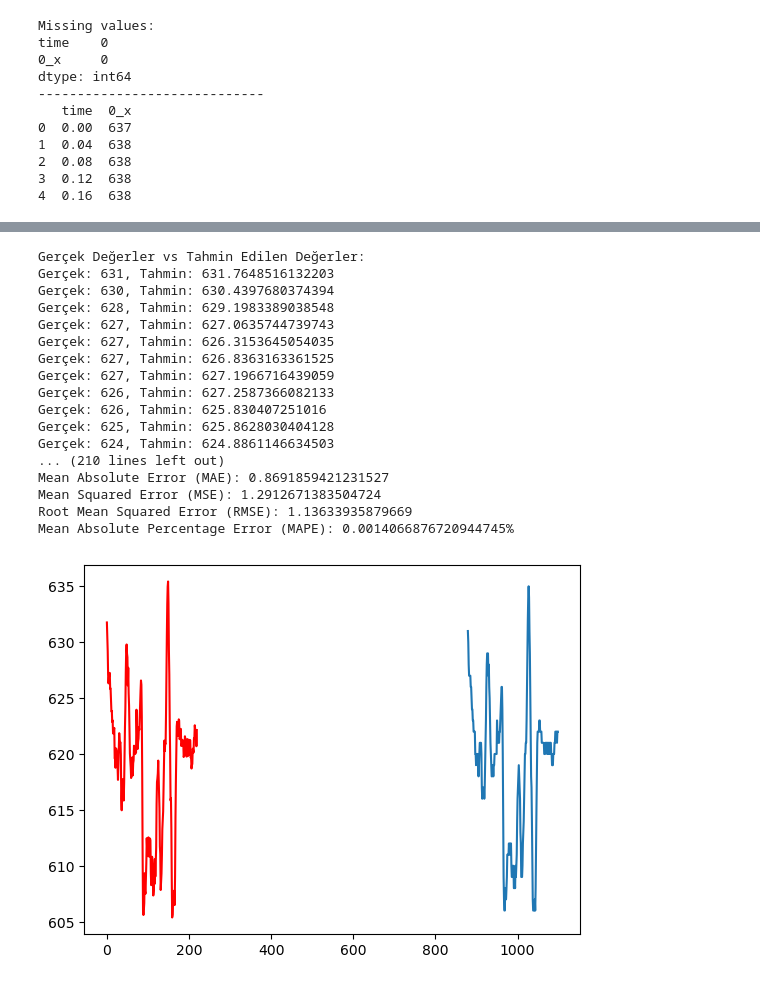
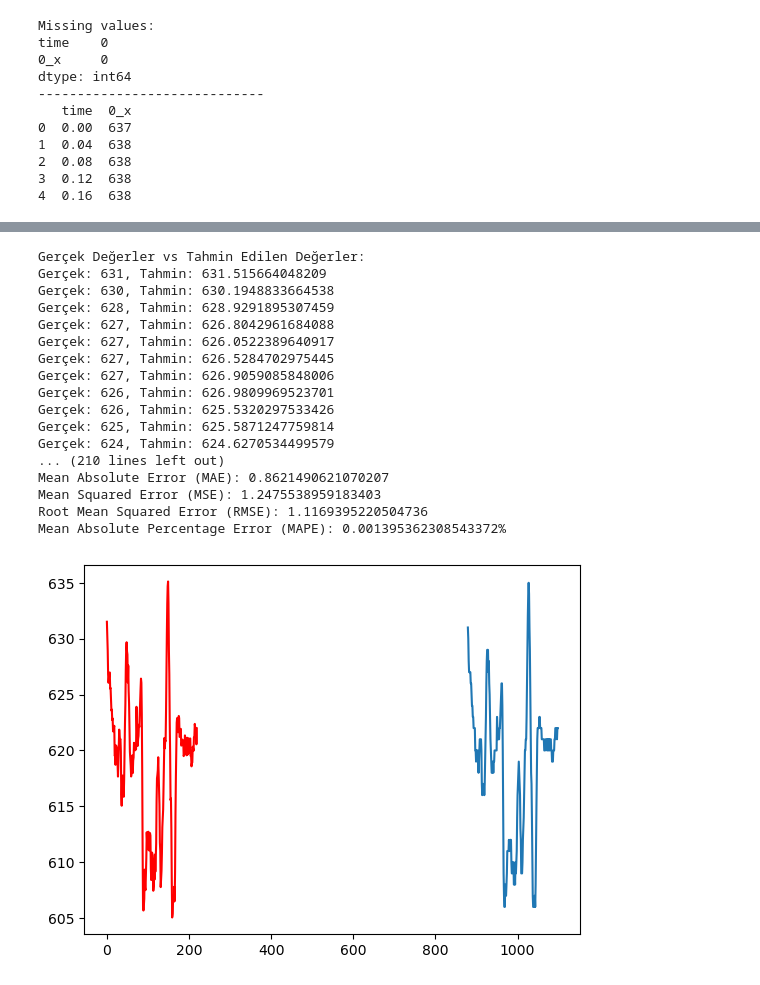
Before and after one commit to gozdenergiz/time-series-models, a Jupyter notebook: ARIMA_model_uzun_gecmis.ipynb, the cells around one changed output, grey strips where cells are left out. Drawn from its saved outputs; the diff is of its cells as text; code cells hidden in the pictures.

```diff
--- a/ARIMA_model_uzun_gecmis.ipynb
+++ b/ARIMA_model_uzun_gecmis.ipynb
@@ -32,7 +31,7 @@ dtype: int64
 4  0.16  638
 # %%
 from math import sqrt
-from sklearn.metrics import mean_absolute_error, mean_squared_error, mean_absolute_percentage_error, root_mean_squared_error
+from sklearn.metrics import mean_absolute_error, mean_squared_error, mean_absolute_percentage_error
 import numpy as np
 
 # 4. Veri Setini Train ve Test olarak Bölme
@@ -42,7 +41,7 @@ history = [x for x in train]
 predictions = list()
 # walk-forward validation
 for t in range(len(test)):
-	model = ARIMA(history, order=(5,0,0)) # ARIMA modeli oluşturuluyor (son 5 değer)
+	model = ARIMA(history, order=(5,1,1)) # ARIMA modeli oluşturuluyor (son 5 değer)
 	model_fit = model.fit() # Model eğitiliyor
 	output = model_fit.forecast()  # Bir sonraki değeri tahmin ediyor
 	yhat = output[0] # Tahmin sonucu
@@ -56,7 +55,7 @@ for t in range(len(test)):
 
 mae = mean_absolute_error(test, predictions)
 mse = mean_squared_error(test, predictions)
-rmse = root_mean_squared_error(test, predictions)
+rmse = np.sqrt(mean_squared_error(test, predictions))
 mape = mean_absolute_percentage_error(test, predictions)
 
 print("Gerçek Değerler vs Tahmin Edilen Değerler:")
@@ -94,6 +93,6 @@ Mean Absolute Percentage Error (MAPE): 0.001425991263975803%
 # %%
 from math import sqrt
-from sklearn.metrics import mean_absolute_error, mean_squared_error, mean_absolute_percentage_error, root_mean_squared_error
+from sklearn.metrics import mean_absolute_error, mean_squared_error, mean_absolute_percentage_error
 import numpy as np
 
 # 4. Veri Setini Train ve Test olarak Bölme
@@ -103,53 +102,53 @@ history = [x for x in train]
 predictions = list()
 # walk-forward validation
 for t in range(len(test)):
-	model = ARIMA(history, order=(10,0,0)) # ARIMA modeli oluşturuluyor (son 10 değer)
+	model = ARIMA(history, order=(10,1,1)) # ARIMA modeli oluşturuluyor (son 10 değer)
 	model_fit = model.fit() # Model eğitiliyor
 	output = model_fit.forecast()  # Bir sonraki değeri tahmin ediyor
 	yhat = output[0] # Tahmin sonucu
 	predictions.append(yhat) # Tahmini kaydet
 	obs = test.iloc[t] # Gerçek değer
 	history.append(obs) # Modeli güncelle (bir sonraki tahmin için)
 
 # evaluate forecasts
 # Performans Metriklerini Hesaplama
 
 mae = mean_absolute_error(test, predictions)
 mse = mean_squared_error(test, predictions)
-rmse = root_mean_squared_error(test, predictions)
+rmse = np.sqrt(mean_squared_error(test, predictions))
 mape = mean_absolute_percentage_error(test, predictions)
 
 print("Gerçek Değerler vs Tahmin Edilen Değerler:")
 for expected, predicted in zip(test, predictions):
     print(f"Gerçek: {expected}, Tahmin: {predicted}")
 
 print("------------------------------------------------------------------------------")
 print(f"Mean Absolute Error (MAE): {mae}")
 print(f"Mean Squared Error (MSE): {mse}")
 print(f"Root Mean Squared Error (RMSE): {rmse}")
 print(f"Mean Absolute Percentage Error (MAPE): {mape}%")
 # plot forecasts against actual outcomes
 plt.plot(test)
 plt.plot(predictions, color='red')
 plt.show()
 # %% [output]
 Gerçek Değerler vs Tahmin Edilen Değerler:
-Gerçek: 631, Tahmin: 631.7648516132203
-Gerçek: 630, Tahmin: 630.4397680374394
-Gerçek: 628, Tahmin: 629.1983389038548
-Gerçek: 627, Tahmin: 627.0635744739743
-Gerçek: 627, Tahmin: 626.3153645054035
-Gerçek: 627, Tahmin: 626.8363163361525
-Gerçek: 627, Tahmin: 627.1966716439059
-Gerçek: 626, Tahmin: 627.2587366082133
-Gerçek: 626, Tahmin: 625.830407251016
-Gerçek: 625, Tahmin: 625.8628030404128
-Gerçek: 624, Tahmin: 624.8861146634503
+Gerçek: 631, Tahmin: 631.515664048209
+Gerçek: 630, Tahmin: 630.1948833664538
+Gerçek: 628, Tahmin: 628.9291895307459
+Gerçek: 627, Tahmin: 626.8042961684088
+Gerçek: 627, Tahmin: 626.0522389640917
+Gerçek: 627, Tahmin: 626.5284702975445
+Gerçek: 627, Tahmin: 626.9059085848006
+Gerçek: 626, Tahmin: 626.9809969523701
+Gerçek: 626, Tahmin: 625.5320297533426
+Gerçek: 625, Tahmin: 625.5871247759814
+Gerçek: 624, Tahmin: 624.6270534499579
 ... (210 lines left out)
-Mean Absolute Error (MAE): 0.8691859421231527
-Mean Squared Error (MSE): 1.2912671383504724
-Root Mean Squared Error (RMSE): 1.13633935879669
-Mean Absolute Percentage Error (MAPE): 0.0014066876720944745%
+Mean Absolute Error (MAE): 0.8621490621070207
+Mean Squared Error (MSE): 1.2475538959183403
+Root Mean Squared Error (RMSE): 1.1169395220504736
+Mean Absolute Percentage Error (MAPE): 0.001395362308543372%
-[figure, old version]
+[figure, new version]
 # %%
 from math import sqrt
```
Also changed, not shown: parts of 4 cells of this notebook, 9 other files.
